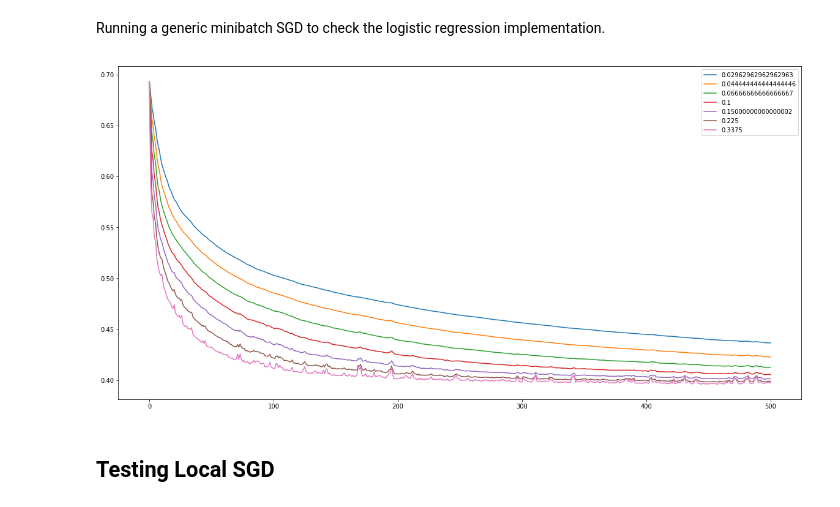
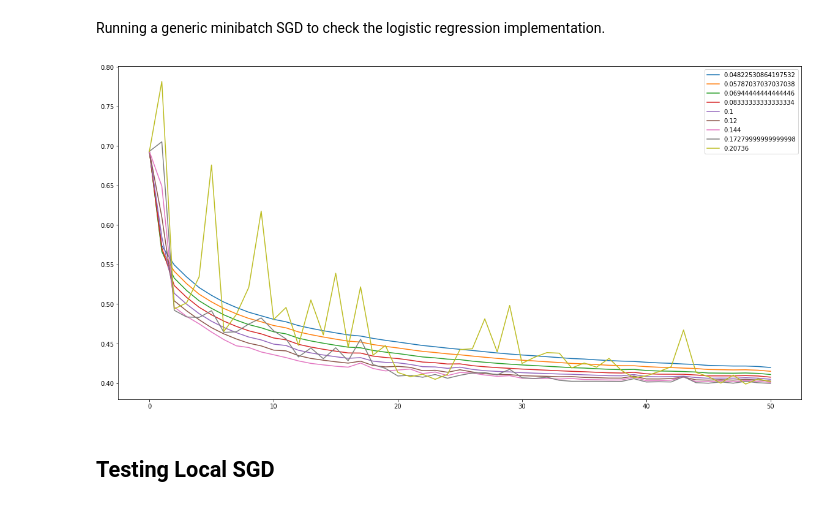
Before and after one commit to geoffreywest/distributed-opt, a Jupyter notebook: SyntheticDataExperiment.ipynb, the cells around one changed output. Saved outputs shown, nothing was run; the diff lists cells and outputs as text; code cells hidden in the pictures.

```diff
--- a/SyntheticDataExperiment.ipynb
+++ b/SyntheticDataExperiment.ipynb
@@ -116,9 +116,9 @@ def gradient(X, w, y):
 # %%
 def minibatch_sgd(X, y, lmbda=0, eta=1e-3):
 
-    M = 10   # Number of machines in each round
+    M = 100  # Number of machines in each round
     K = 10   # Number of stochastic gradients to calculate on each machine
-    R = 500  # Number of rounds
+    R = 50   # Number of rounds
 
     w0 = np.asmatrix(np.zeros(X.shape[1])).T
 
@@ -141,7 +141,7 @@ def minibatch_sgd(X, y, lmbda=0, eta=1e-3):
         next_idx += K * M
 
         grad, l2_grad = gradient(X_batch, w, y_batch)
-        w = w - eta * (grad + lmbda / 2 * l2_grad)
+        w = w - eta * K * (grad + lmbda / 2 * l2_grad)
 
         log_loss, l2_norm = objective(X, w, y)
         log_losses.append(log_loss)
@@ -254,21 +254,21 @@ def experiment_method_1(X, y, R=100, M=10, k=5, eta_inner=0.001, eta_outer=0.001
 # %% [markdown]
 Running a generic minibatch SGD to check the logistic regression implementation.
 # %%
-pows = np.arange(-3,4)
-base = 1.5
+pows = np.arange(-4,5)
+base = 1.2
 coef = .1
 grid = coef * base ** pows
 
 plt.figure(figsize=(20,10))
 
 for eta in grid:
     log_losses, l2_norms, w = minibatch_sgd(X, y, eta=eta)
     plt.plot(log_losses, label=eta)
 
 plt.legend()
 plt.show()
 # %% [output]
-[figure, old version]
+[figure, new version]
 # %% [markdown]
 ## Testing Local SGD
 # %%
```
